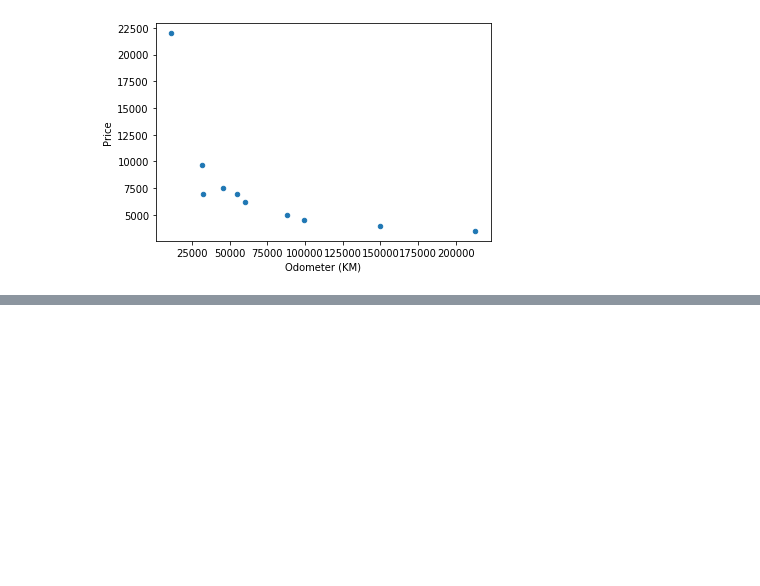
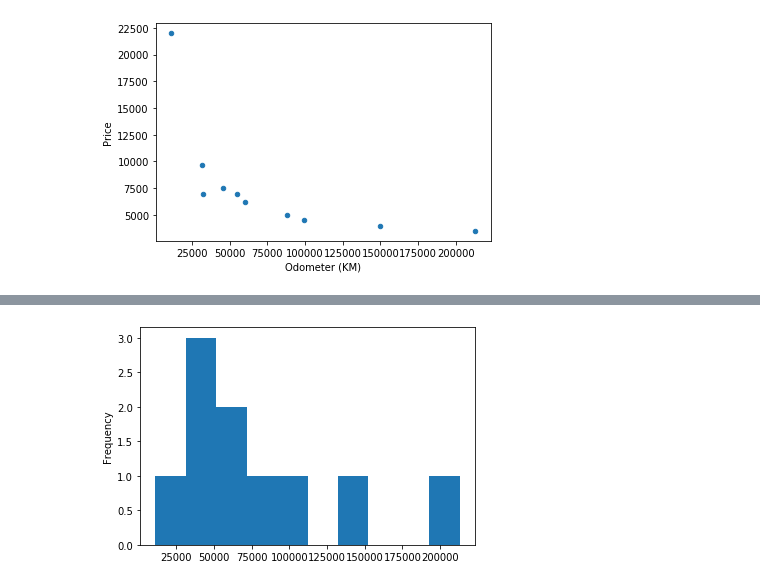
Before and after one commit to evnrodr/machine-learning-course, a Jupyter notebook: section 2 - data science and machine learning tools/introduction-to-matplotlib.ipynb, the cells around one changed output, grey strips where cells are left out. Drawn from its saved outputs; the diff is of its cells as text; code cells hidden in the pictures; blank space fills up the shorter version.

```diff
--- a/section 2 - data science and machine learning tools/introduction-to-matplotlib.ipynb
+++ b/section 2 - data science and machine learning tools/introduction-to-matplotlib.ipynb
@@ -284,0 +332,6 @@ car_sales.plot(x = "Odometer (KM)", y = ("Price"), kind = "scatter");
+# %%
+# How about histrograms?
+
+car_sales["Odometer (KM)"].plot.hist();
+# %% [output]
+[figure, added]
```
Also changed, not shown: parts of 40 cells of this notebook, 2 other files.
